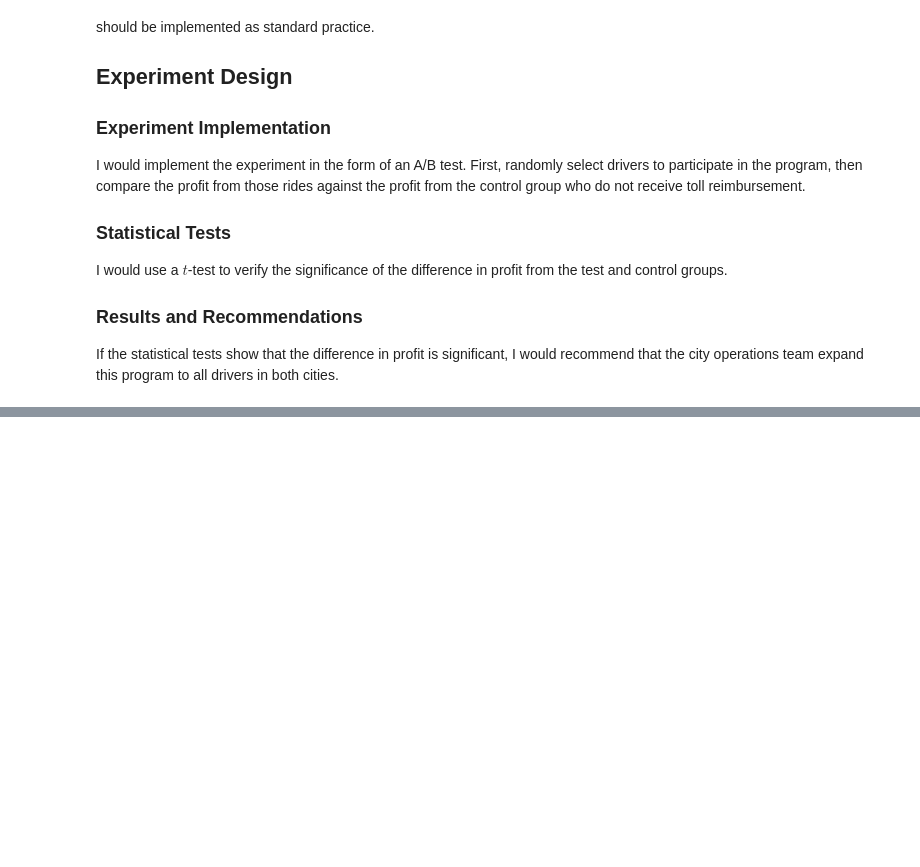
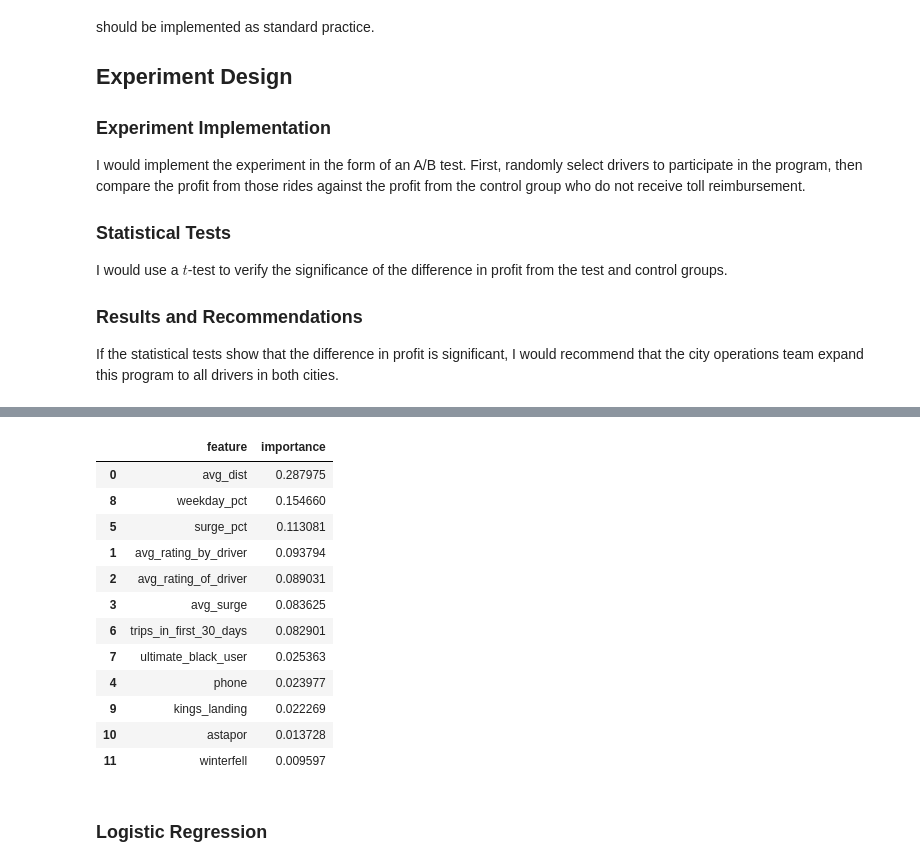
Before and after one commit to coshmeo/springboard, a Jupyter notebook: ultimate_challenge/Solution.ipynb, the cells around one changed output, grey strips where cells are left out. Cells and saved outputs as stored; diff of their text form; code cells hidden in the pictures; blank space fills up the shorter version.

```diff
--- a/ultimate_challenge/Solution.ipynb
+++ b/ultimate_challenge/Solution.ipynb
@@ -312,0 +439,7 @@ FALSE otherwise
+# %%
+X = df.drop('retained', axis=1)
+y = df.retained
+X_train, X_test, y_train, y_test = train_test_split(X, y, test_size=0.3, random_state=42069)
+# %%
+model = RandomForestClassifier(random_state=360)
+model = model.fit(X_train, y_train)
@@ -312,0 +485,20 @@ FALSE otherwise
+# %%
+imp = model.feature_importances_.tolist()
+imp_df = pd.DataFrame({'feature': X_test.columns, 'importance': imp})
+imp_df.sort_values(by='importance', ascending = False)
+# %% [output]
+|  | feature | importance |
+| 0 | avg_dist | 0.287975 |
+| 8 | weekday_pct | 0.154660 |
+| 5 | surge_pct | 0.113081 |
+| 1 | avg_rating_by_driver | 0.093794 |
+| 2 | avg_rating_of_driver | 0.089031 |
+| 3 | avg_surge | 0.083625 |
+| 6 | trips_in_first_30_days | 0.082901 |
+| 7 | ultimate_black_user | 0.025363 |
+| 4 | phone | 0.023977 |
+| 9 | kings_landing | 0.022269 |
+| 10 | astapor | 0.013728 |
+| 11 | winterfell | 0.009597 |
+# %% [markdown]
+### Logistic Regression
```
Also changed, not shown: parts of 39 cells of this notebook.
